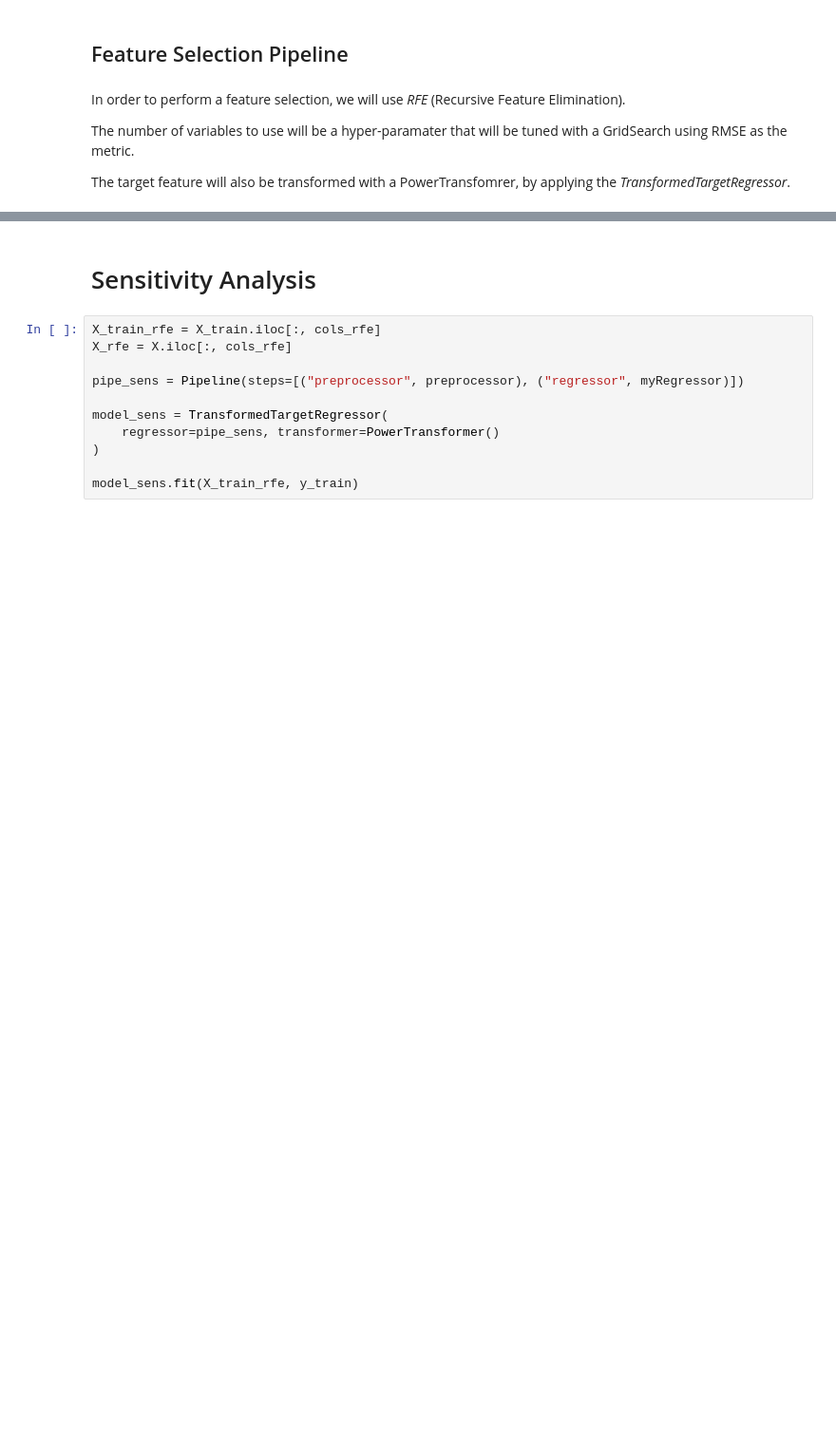
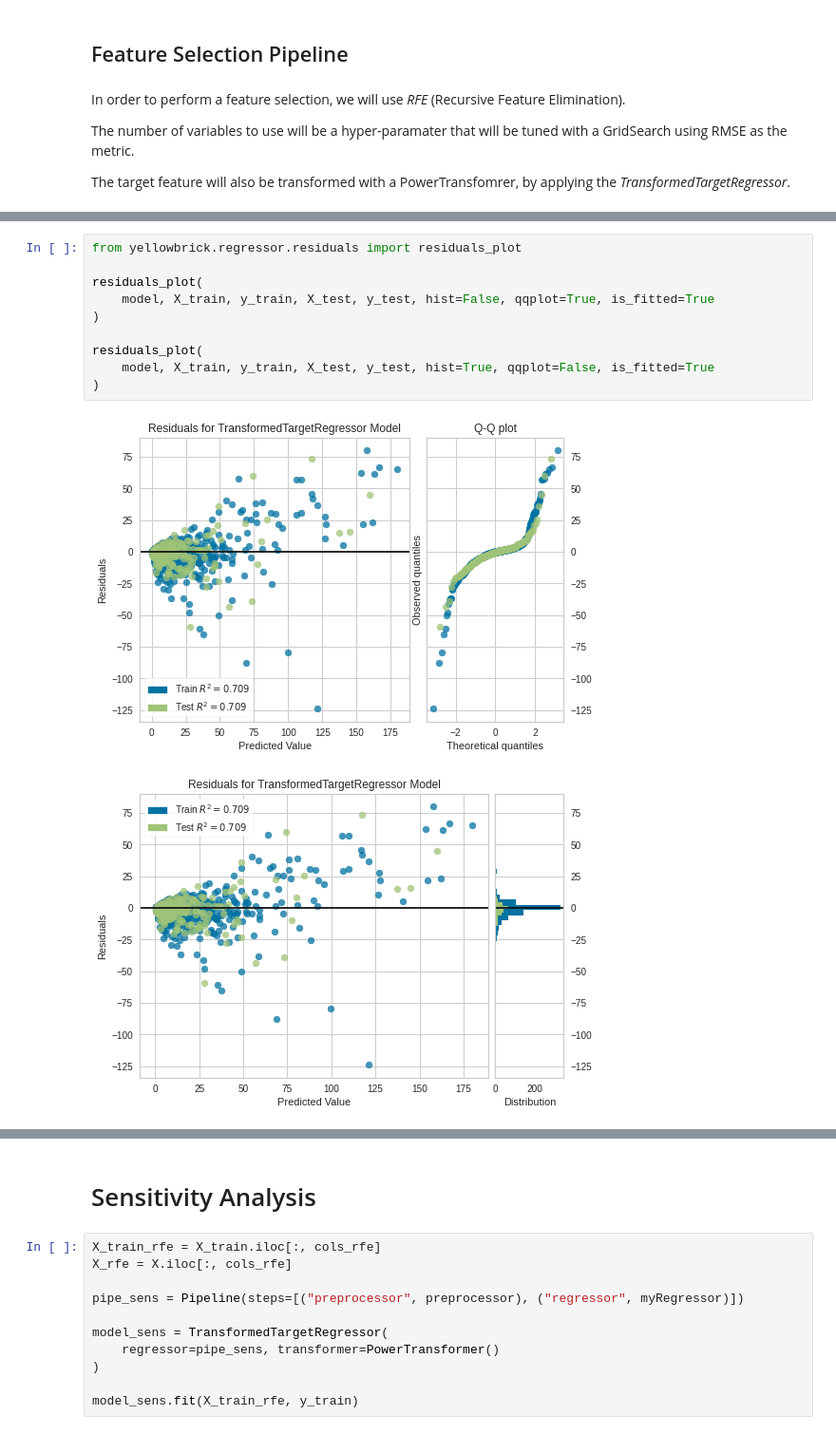
Before and after one commit to egregorimar/urbana, a Jupyter notebook: notebooks/01linear.ipynb, the cells around one changed output, grey strips where cells are left out. Shown at 95% size. Drawn from its saved outputs; the diff is of its cells as text; blank space fills up the shorter version.

```diff
--- a/notebooks/01linear.ipynb
+++ b/notebooks/01linear.ipynb
@@ -239,0 +327,13 @@ pa_rfe.plot_scatter()
+# %%
+from yellowbrick.regressor.residuals import residuals_plot
+
+residuals_plot(
+    model, X_train, y_train, X_test, y_test, hist=False, qqplot=True, is_fitted=True
+)
+
+residuals_plot(
+    model, X_train, y_train, X_test, y_test, hist=True, qqplot=False, is_fitted=True
+)
+# %% [output]
+[figure, added]
+[figure, added]
```
Also changed, not shown: parts of 23 cells of this notebook, 4 other files.
